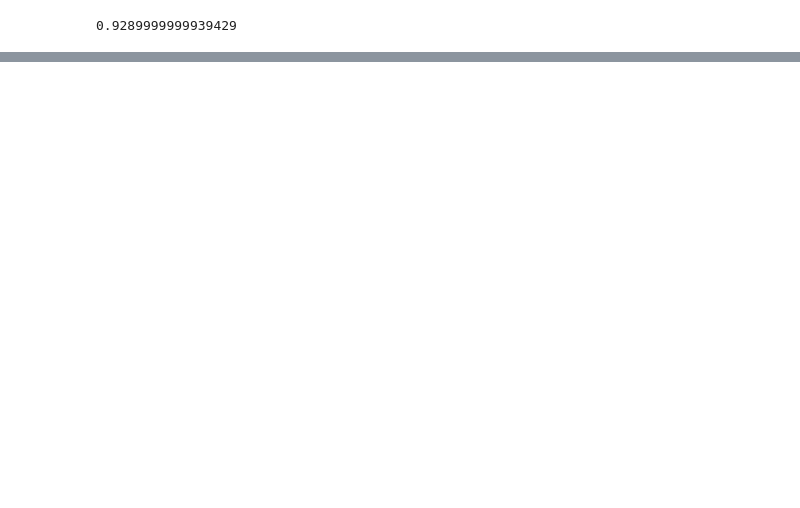
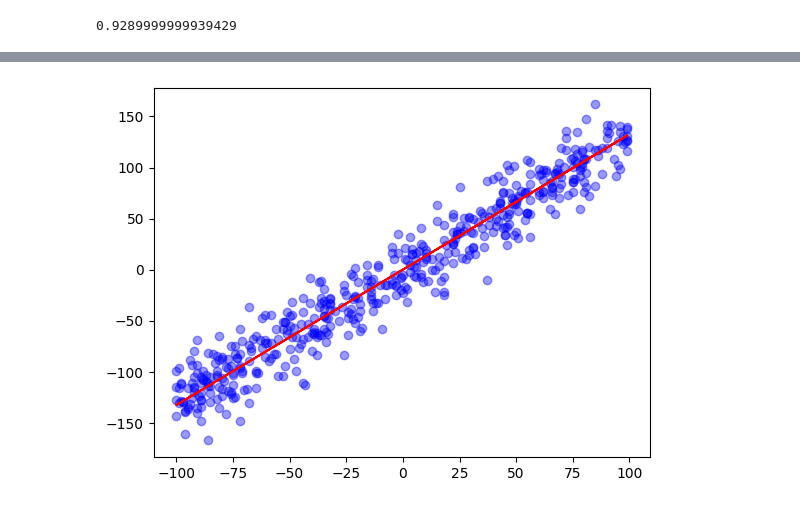
Before and after one commit to anoban/Supervised-Machine-Learning-Regression-and-Classification, a Jupyter notebook: anoban/Cost Function Intuition.ipynb, the cells around one changed output, grey strips where cells are left out. Saved outputs shown, nothing was run; the diff lists cells and outputs as text; code cells hidden in the pictures; blank space fills up the shorter version.

```diff
--- a/anoban/Cost Function Intuition.ipynb
+++ b/anoban/Cost Function Intuition.ipynb
@@ -256,0 +322,13 @@ SyntaxError: incomplete input (2805800514.py, line 4)
+# %%
+# LET'S LOOK AT A POOR APPROPRIATION OF A MODEL
+
+X = np.random.randint(low = -100, high = 100, size = 500)
+M = 1.32654
+Y = M * X + np.random.normal(loc = 0, scale = 20, size = 500)  # B is implicitly 0, as we use a 0 centred normal distribution
+# %%
+fig, axes = plt.subplots()
+axes.scatter(X, Y, color = "blue", alpha = 0.4)
+axes.plot(X, M * X, color = "red")
+plt.show()
+# %% [output]
+[figure, added]
```
Also changed, not shown: parts of 32 cells of this notebook.
